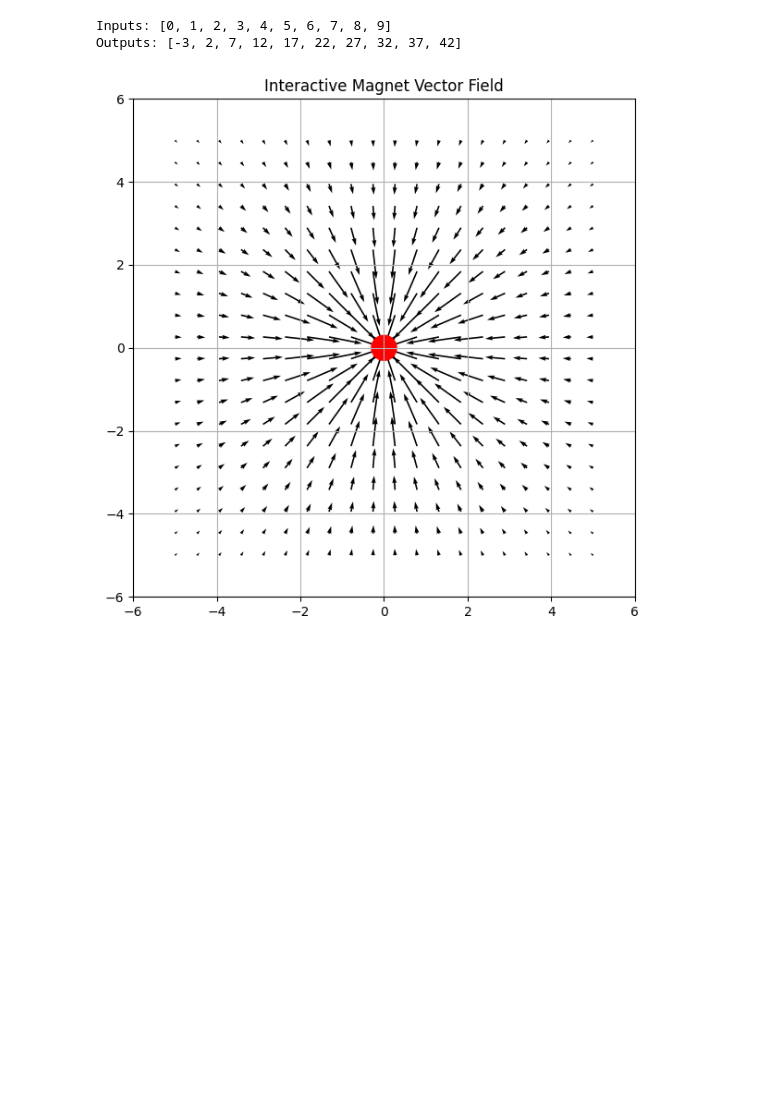
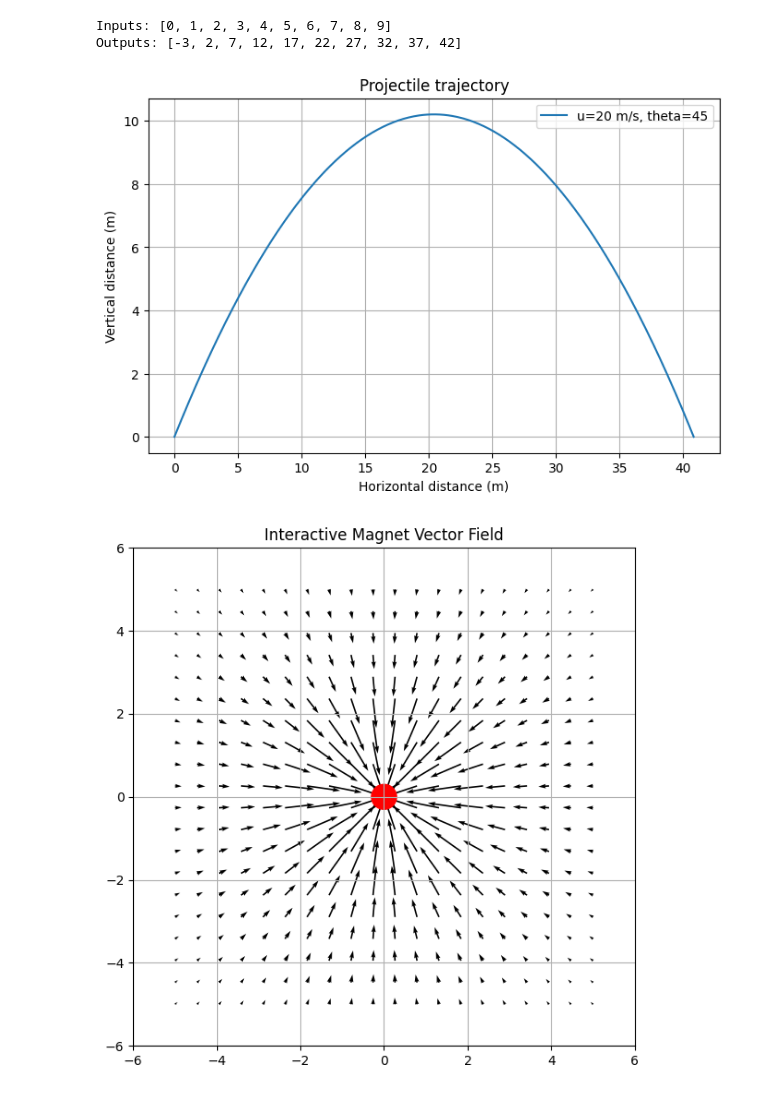
Before and after one commit to Titutiger/ArrayGen, a Jupyter notebook: v1.2/ArrayGen1.2.ipynb, the cells around one changed output. Drawn from its saved outputs; the diff is of its cells as text; code cells hidden in the pictures; blank space fills up the shorter version.

```diff
--- a/v1.2/ArrayGen1.2.ipynb
+++ b/v1.2/ArrayGen1.2.ipynb
@@ -50,6 +50,10 @@ print(f'Outputs: {y}')
 [figure]
 Inputs: [0, 1, 2, 3, 4, 5, 6, 7, 8, 9]
 Outputs: [-3, 2, 7, 12, 17, 22, 27, 32, 37, 42]
+# %%
+Physics.parabolic_curve(20, 45)
+# %% [output]
+[figure, added]
 # %%
 Physics.attraction() ## With .ipynb, it is static, run it in .py for interactiveness!
 # %% [output]
```
